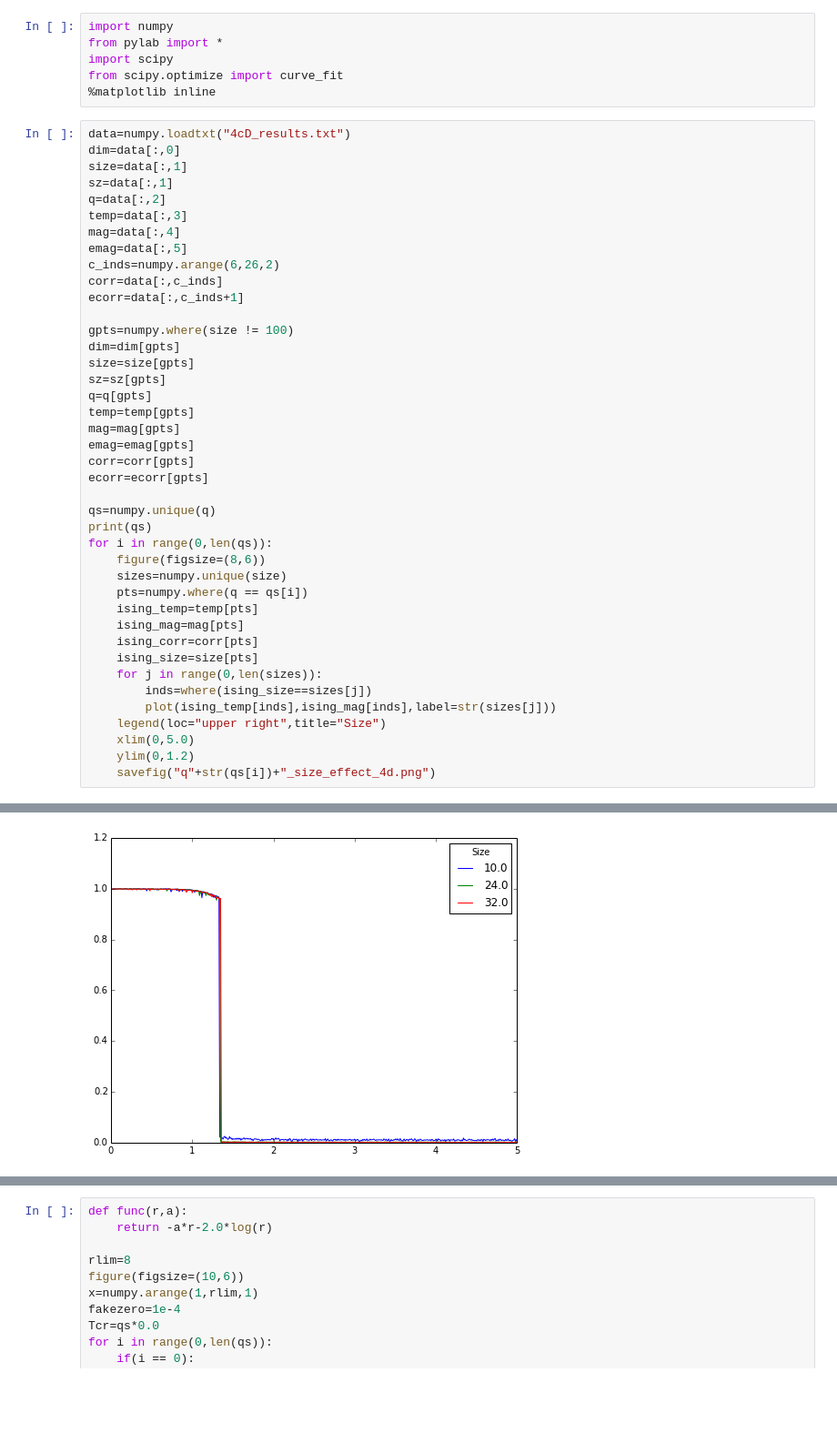
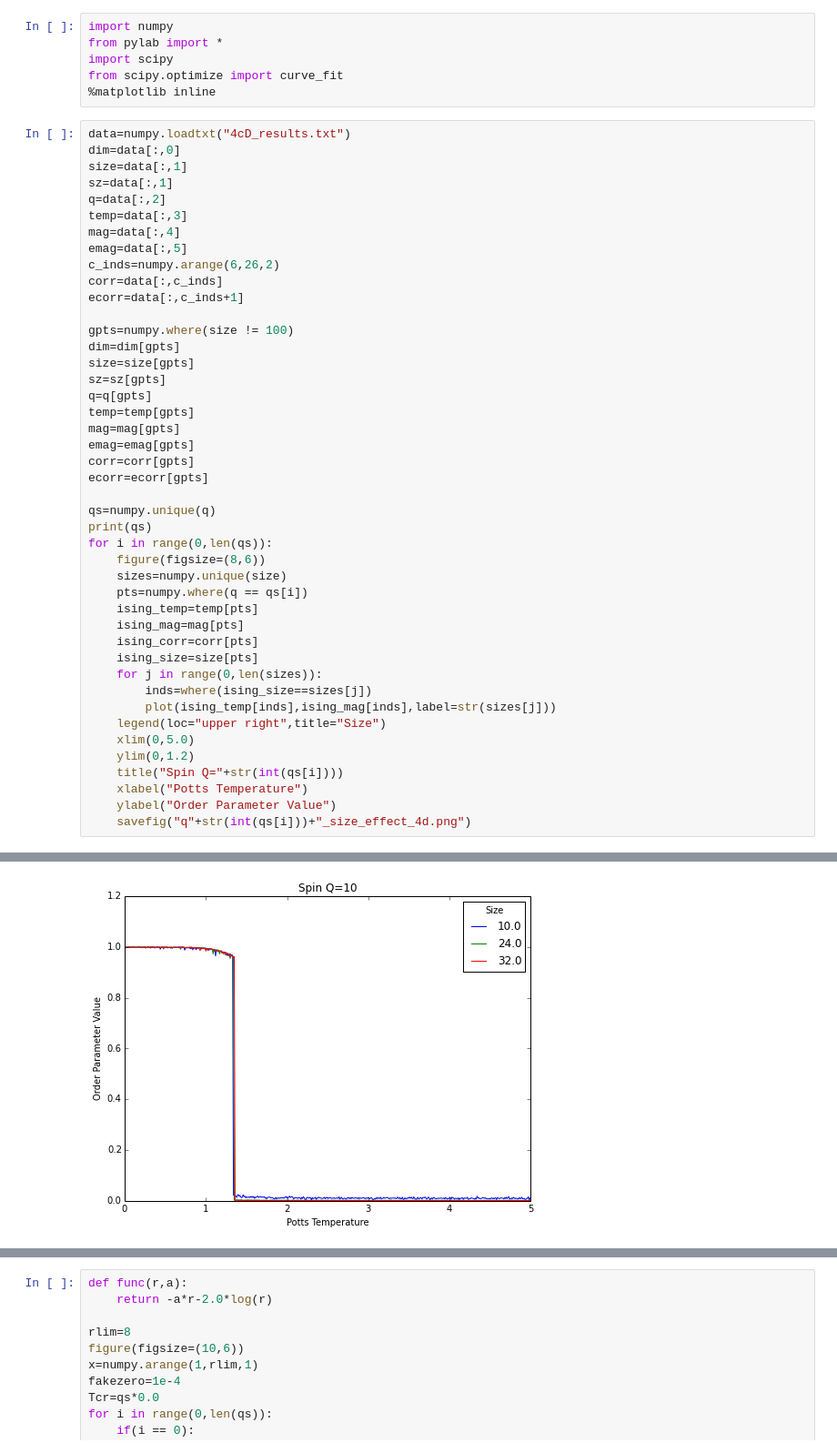
Before and after one commit to nkurinsky/IsingModelSimulation, a Jupyter notebook: results/4D Plots.ipynb, the cells around one changed output, grey strips where cells are left out. Shown at 91% size. Cells and saved outputs as stored; diff of their text form; blank space fills up the shorter version.

```diff
--- a/results/4D Plots.ipynb
+++ b/results/4D Plots.ipynb
@@ -44,6 +44,9 @@ for i in range(0,len(qs)):
     legend(loc="upper right",title="Size")
     xlim(0,5.0)
     ylim(0,1.2)
-    savefig("q"+str(qs[i])+"_size_effect_4d.png")
+    title("Spin Q="+str(int(qs[i])))
+    xlabel("Potts Temperature")
+    ylabel("Order Parameter Value")
+    savefig("q"+str(int(qs[i]))+"_size_effect_4d.png")
 # %% [output]
 [  2.   3.   4.   5.  10.]
@@ -54,3 +57,3 @@ for i in range(0,len(qs)):
-[figure, old version]
+[figure, new version]
 # %%
 clf()
```
Also changed, not shown: parts of 2 cells of this notebook, 47 other files.
